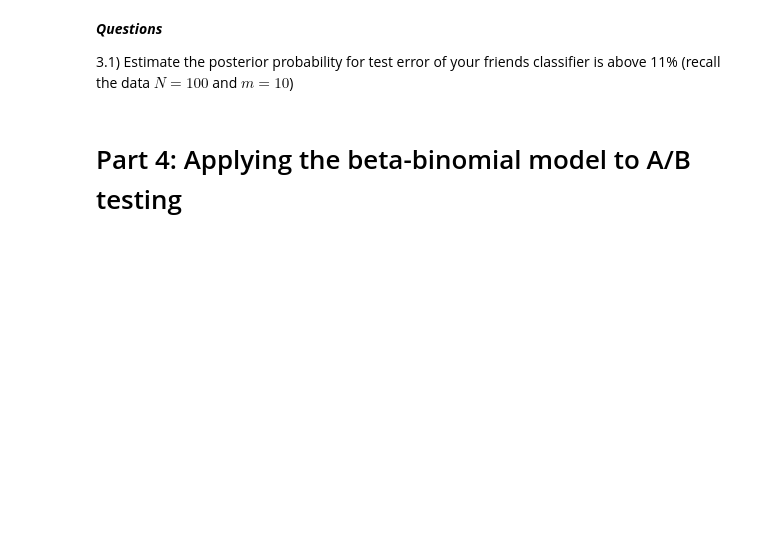
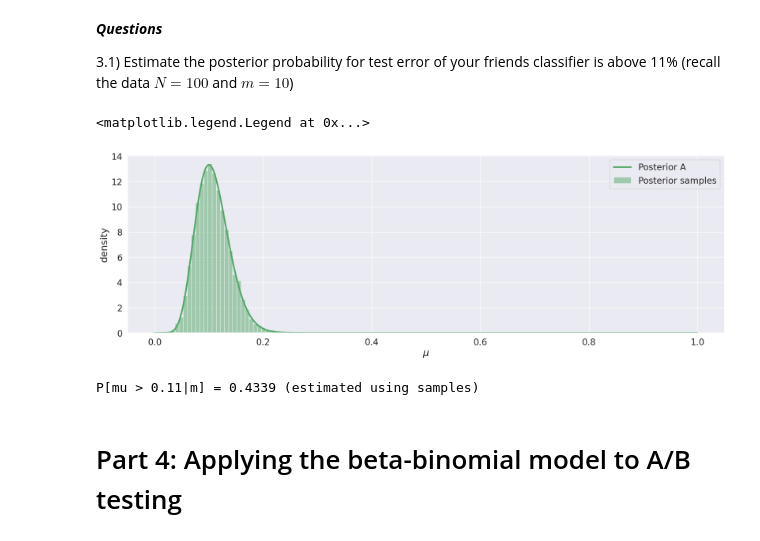
Before and after one commit to wdmdev/02477-bayesian-ml, a Jupyter notebook: week1/Exercise1.ipynb, the cells around one changed output. Drawn from its saved outputs; the diff is of its cells as text; code cells hidden in the pictures; blank space fills up the shorter version.

```diff
--- a/week1/Exercise1.ipynb
+++ b/week1/Exercise1.ipynb
@@ -455,6 +570,21 @@ print(f'95% credibility interval: [{interval[0]:4.3f}, {interval[1]:4.3f}] (esti
 ***Questions***
 
 3.1) Estimate the posterior probability for test error of your friends classifier is above 11% (recall the data $N = 100$ and $m = 10$)
+# %%
+model = BetaBinomialModel(a0=1, b0=1, N=100, m=10)
+mu_samples = model.generate_samples(sample_size=10000)
+
+fig, ax = plt.subplots(1, 1, figsize=(20, 6))
+visualize(model, ax=ax, label='A')
+ax.hist(mu_samples, 30, density=True, label='Posterior samples', alpha=0.5, color='g')
+ax.legend()
+# %% [output]
+<matplotlib.legend.Legend at 0x...>
+[figure, added]
+# %%
+print(f'P[mu > 0.11|m] = {np.mean(mu_samples > 0.11):5.4f} (estimated using samples)\n')
+# %% [output]
+P[mu > 0.11|m] = 0.4339 (estimated using samples)
 # %% [markdown]
 # Part 4: Applying the beta-binomial model to A/B testing
 # %% [markdown]
```
Also changed, not shown: parts of 9 cells of this notebook.
